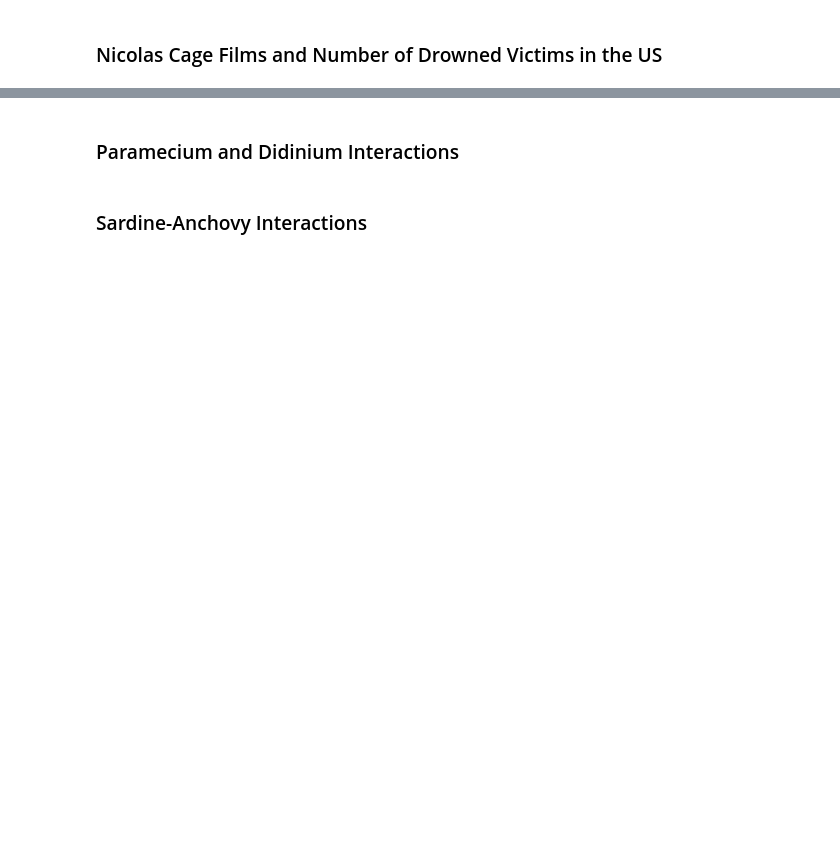
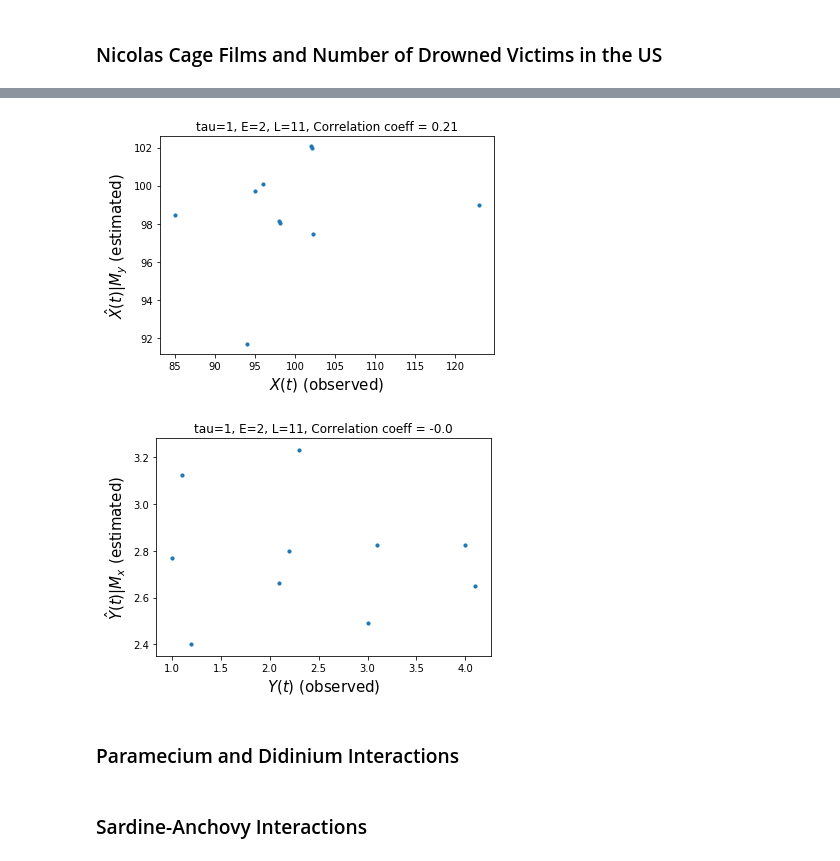
Before and after one commit to PrinceJavier/convergent_cross_mapping_import, a Jupyter notebook: ccm_sugihara.ipynb, the cells around one changed output, grey strips where cells are left out. Saved outputs shown, nothing was run; the diff lists cells and outputs as text; code cells hidden in the pictures; blank space fills up the shorter version.

```diff
--- a/ccm_sugihara.ipynb
+++ b/ccm_sugihara.ipynb
@@ -622,26 +682,14 @@ df.head()
 # %%
 Y = df['num.cage.films'].values
 X = df['num.drowned'].values
 
 tau = 1
 E = 2
 L = len(X)
-
-M = shadow_manifold(Y, tau, E, L) # shadow manifold
-t_steps, dists = get_distances(M) # for distances
-
-# run over all timesteps in M
-X_true_list = []
-X_hat_list = []
-
-for t in list(M.keys()):
-    X_true, X_hat = predict(X, t, E, t_steps, dists)
-    X_true_list.append(X_true)
-    X_hat_list.append(X_hat)
-
-x, y = X_true_list, X_hat_list
-correl = np.corrcoef(x, y)[0][1]
-correl
+plot_ccm_correls(X, Y, tau, E, L)
+# %% [output]
+[figure, added]
+[figure, added]
 # %% [markdown]
 ### Paramecium and Didinium Interactions
 # %% [markdown]
```
Also changed, not shown: parts of 18 cells of this notebook.
